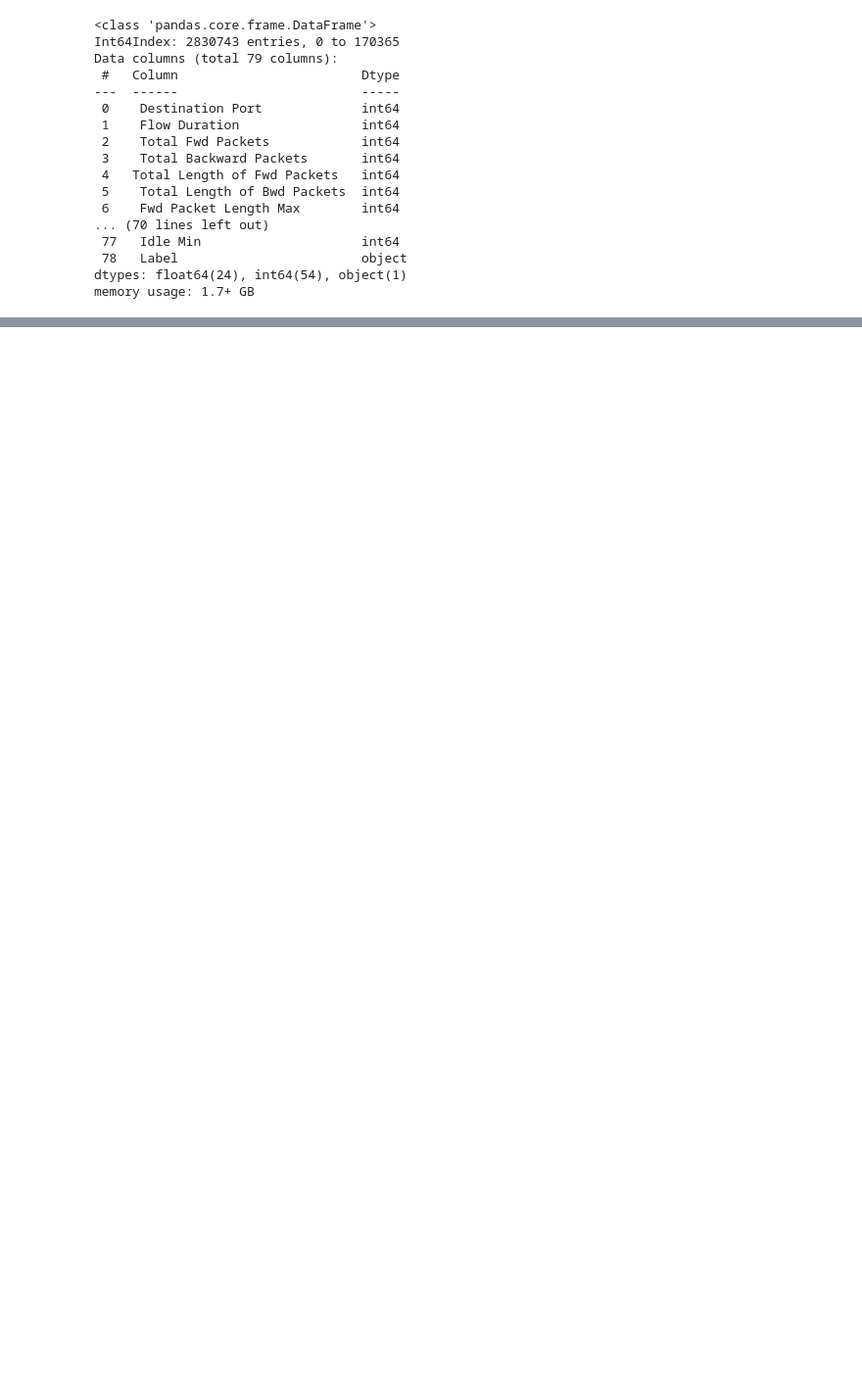
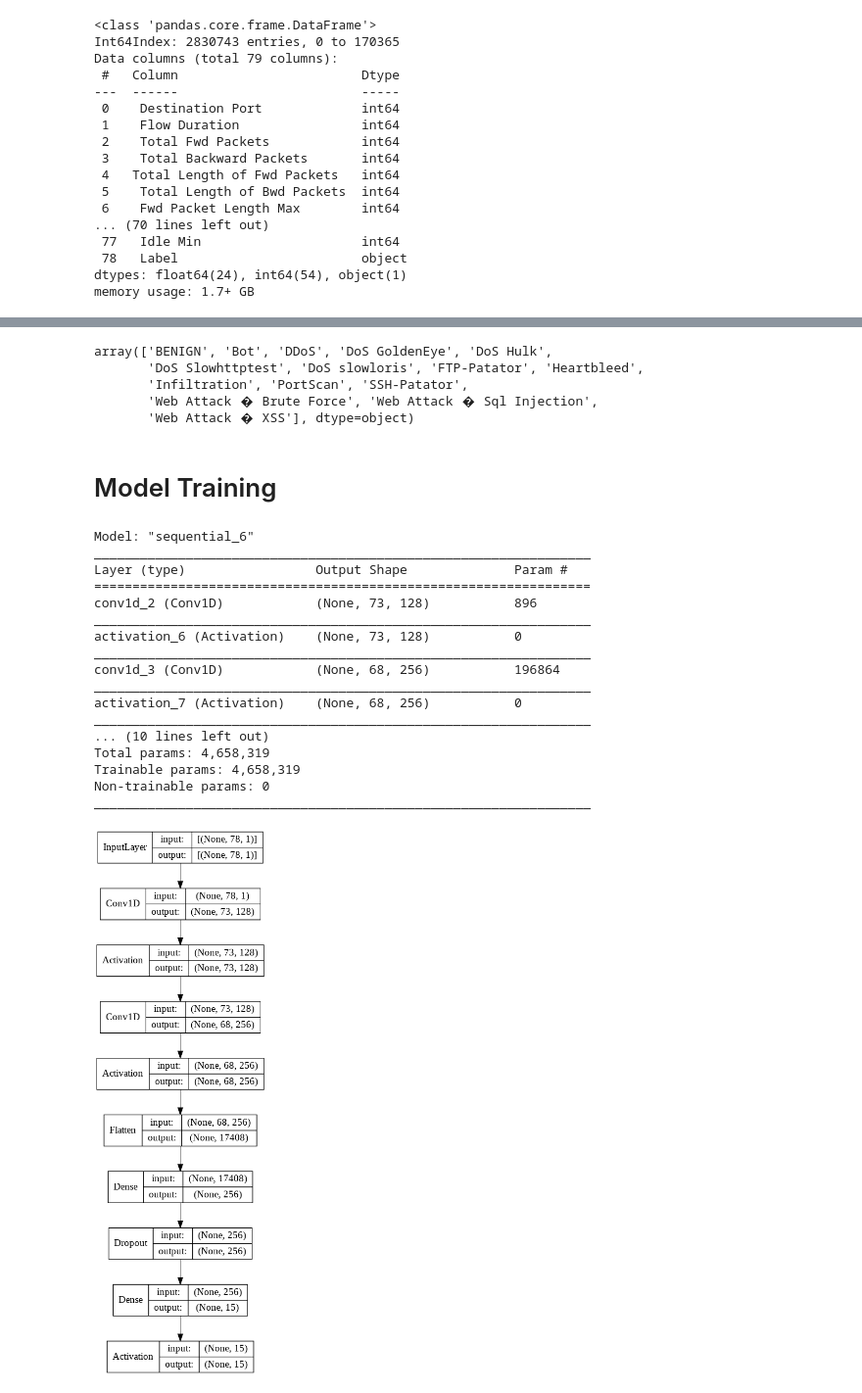
Before and after one commit to lucas8k/CIC-IDS2017-Intrusion-Detection-CNN, a Jupyter notebook: intrusion-detection.ipynb, the cells around one changed output, grey strips where cells are left out. Shown: that part at 98% size. Saved outputs shown, nothing was run; the diff lists cells and outputs as text; code cells hidden in the pictures; blank space fills up the shorter version.

Commit message:
Add Keras model

```diff
--- a/intrusion-detection.ipynb
+++ b/intrusion-detection.ipynb
@@ -113,0 +148,8 @@ Name:  Label, dtype: float64
+# %%
+np.unique(data[' Label'])
+# %% [output]
+array(['BENIGN', 'Bot', 'DDoS', 'DoS GoldenEye', 'DoS Hulk',
+       'DoS Slowhttptest', 'DoS slowloris', 'FTP-Patator', 'Heartbleed',
+       'Infiltration', 'PortScan', 'SSH-Patator',
+       'Web Attack � Brute Force', 'Web Attack � Sql Injection',
+       'Web Attack � XSS'], dtype=object)
@@ -113,0 +192,2 @@ Name:  Label, dtype: float64
+# %% [markdown]
+# Model Training
@@ -113,0 +210,38 @@ Name:  Label, dtype: float64
+# %%
+model = Sequential()
+model.add(Convolution1D(filters=128, kernel_size=6, input_shape=(78, 1)))
+model.add(Activation('relu'))
+model.add(Convolution1D(filters=256, kernel_size=6))
+model.add(Activation('relu'))
+model.add(Flatten())
+model.add(Dense(256, activation='relu'))
+model.add(Dropout(0.1))
+model.add(Dense(15))
+model.add(Activation('softmax'))
+model.summary()
+
+tf.keras.utils.plot_model(
+    model,
+        show_shapes=True,
+    show_dtype=False,
+      show_layer_names=False,
+)
+# %% [output]
+Model: "sequential_6"
+_________________________________________________________________
+Layer (type)                 Output Shape              Param #
+=================================================================
+conv1d_2 (Conv1D)            (None, 73, 128)           896
+_________________________________________________________________
+activation_6 (Activation)    (None, 73, 128)           0
+_________________________________________________________________
+conv1d_3 (Conv1D)            (None, 68, 256)           196864
+_________________________________________________________________
+activation_7 (Activation)    (None, 68, 256)           0
+_________________________________________________________________
+... (10 lines left out)
+Total params: 4,658,319
+Trainable params: 4,658,319
+Non-trainable params: 0
+_________________________________________________________________
+[figure, added]
```
Also changed, not shown: parts of 26 cells of this notebook.
